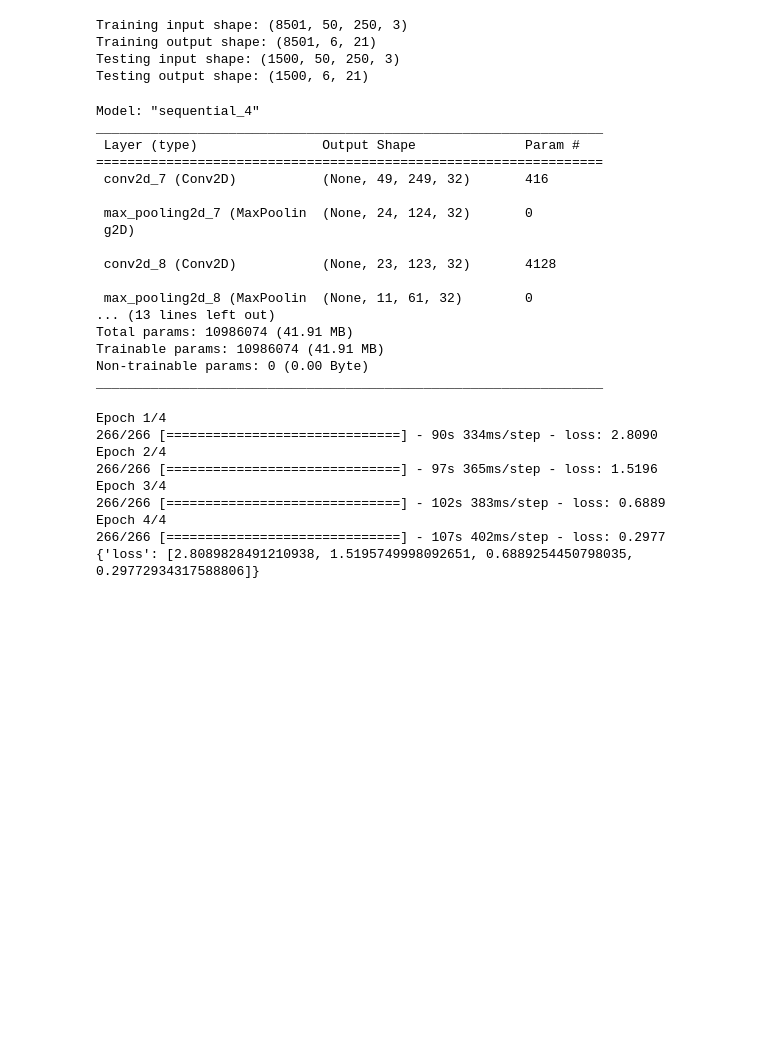
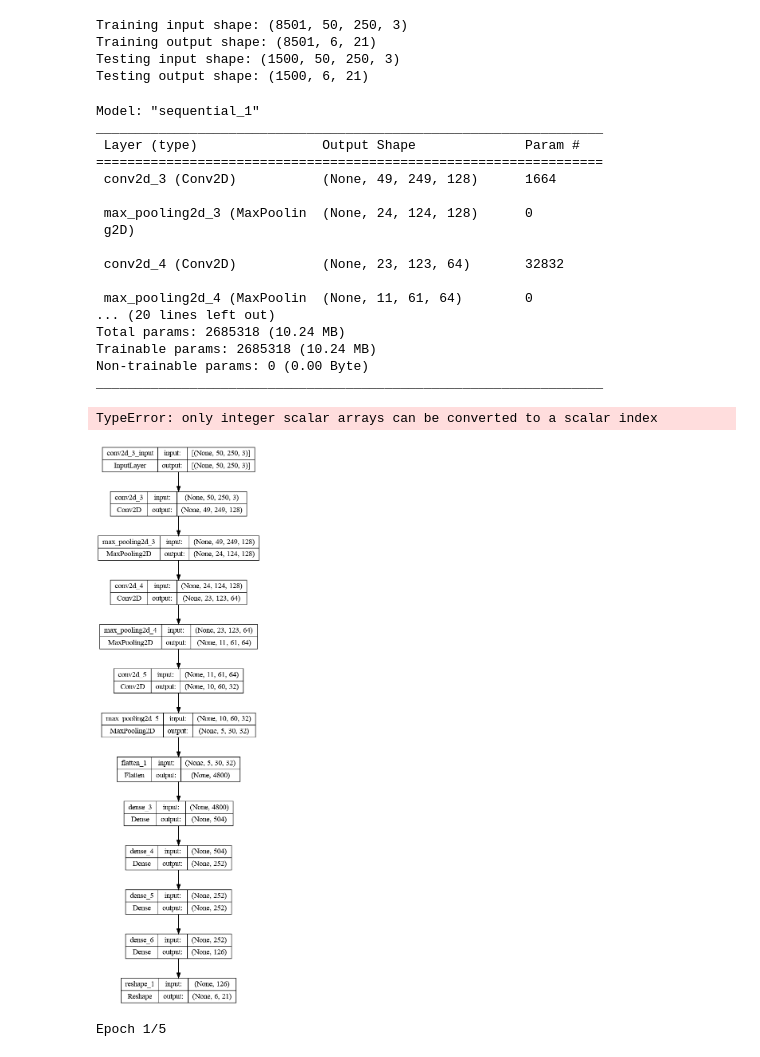
Before and after one commit to purohik/visio-lore, a Jupyter notebook: source/Captcha/Captcha.ipynb, the cells around one changed output. Saved outputs shown, nothing was run; the diff lists cells and outputs as text; code cells hidden in the pictures; blank space fills up the shorter version.

```diff
--- a/source/Captcha/Captcha.ipynb
+++ b/source/Captcha/Captcha.ipynb
@@ -104,14 +104,19 @@ Testing output shape: (1500, 6, 21)
 # %%
 model = keras.models.Sequential()
 
-model.add(keras.layers.Conv2D(32, (2, 2), activation='relu', input_shape=(50, 250, 3)))
+model.add(keras.layers.Conv2D(128, (2, 2), activation='relu', input_shape=(50, 250, 3)))
+model.add(keras.layers.MaxPooling2D(2, 2))
+model.add(keras.layers.Conv2D(64, (2, 2), activation='sigmoid'))
 model.add(keras.layers.MaxPooling2D(2, 2))
 model.add(keras.layers.Conv2D(32, (2, 2), activation='relu'))
 model.add(keras.layers.MaxPooling2D(2, 2))
+
 model.add(keras.layers.Flatten())
-model.add(keras.layers.Dense(1008, activation='relu'))
-model.add(keras.layers.Dense(504, activation='relu'))
-model.add(keras.layers.Dense(504, activation='relu'))
+# model.add(keras.layers.Dense(2016, activation='relu'))
+# model.add(keras.layers.LeakyReLU(alpha=0.2))
+# model.add(keras.layers.Dense(504, activation=keras.layers.LeakyReLU(alpha=0.1)))
+model.add(keras.layers.Dense(504, activation='sigmoid'))
+model.add(keras.layers.Dense(252, activation='relu'))
 model.add(keras.layers.Dense(252, activation='relu'))
 model.add(keras.layers.Dense(126, activation='softmax'))
 model.add(keras.layers.Reshape((6, 21)))
@@ -119,43 +124,48 @@ model.add(keras.layers.Reshape((6, 21)))
 
 model.summary()
 # %% [output]
-Model: "sequential_4"
+Model: "sequential_1"
 _________________________________________________________________
  Layer (type)                Output Shape              Param #
 =================================================================
- conv2d_7 (Conv2D)           (None, 49, 249, 32)       416
+ conv2d_3 (Conv2D)           (None, 49, 249, 128)      1664
 
- max_pooling2d_7 (MaxPoolin  (None, 24, 124, 32)       0
+ max_pooling2d_3 (MaxPoolin  (None, 24, 124, 128)      0
  g2D)
 
- conv2d_8 (Conv2D)           (None, 23, 123, 32)       4128
+ conv2d_4 (Conv2D)           (None, 23, 123, 64)       32832
 
- max_pooling2d_8 (MaxPoolin  (None, 11, 61, 32)        0
-... (13 lines left out)
-Total params: 10986074 (41.91 MB)
-Trainable params: 10986074 (41.91 MB)
+ max_pooling2d_4 (MaxPoolin  (None, 11, 61, 64)        0
+... (20 lines left out)
+Total params: 2685318 (10.24 MB)
+Trainable params: 2685318 (10.24 MB)
 Non-trainable params: 0 (0.00 Byte)
 _________________________________________________________________
+# %%
+# ResNet50
+model = keras.applications.ResNet50(
+    include_top = False,
+    weights = None,
+input_tensor = keras.layers.Input(train_x))
+# %% [output]
+TypeError: only integer scalar arrays can be converted to a scalar index
 # %%
 model.compile(
     optimizer = "adam",
-    loss = 'categorical_crossentropy'
+    loss = 'mse',
+    metrics=['accuracy']
 )
+
+tf.keras.utils.plot_model(model, show_shapes=True)
+# %% [output]
+[figure, added]
 # %%
 history = model.fit(train_x, train_y,
                     epochs = 5)
 
 print(history.history)
 # %% [output]
-Epoch 1/4
-266/266 [==============================] - 90s 334ms/step - loss: 2.8090
-Epoch 2/4
-266/266 [==============================] - 97s 365ms/step - loss: 1.5196
-Epoch 3/4
-266/266 [==============================] - 102s 383ms/step - loss: 0.6889
-Epoch 4/4
-266/266 [==============================] - 107s 402ms/step - loss: 0.2977
-{'loss': [2.8089828491210938, 1.5195749998092651, 0.6889254450798035, 0.29772934317588806]}
+Epoch 1/5
 # %%
 model.evaluate(test_x, test_y)
 # %% [output]
```
Also changed, not shown: parts of 2 cells of this notebook, 2 other files.
